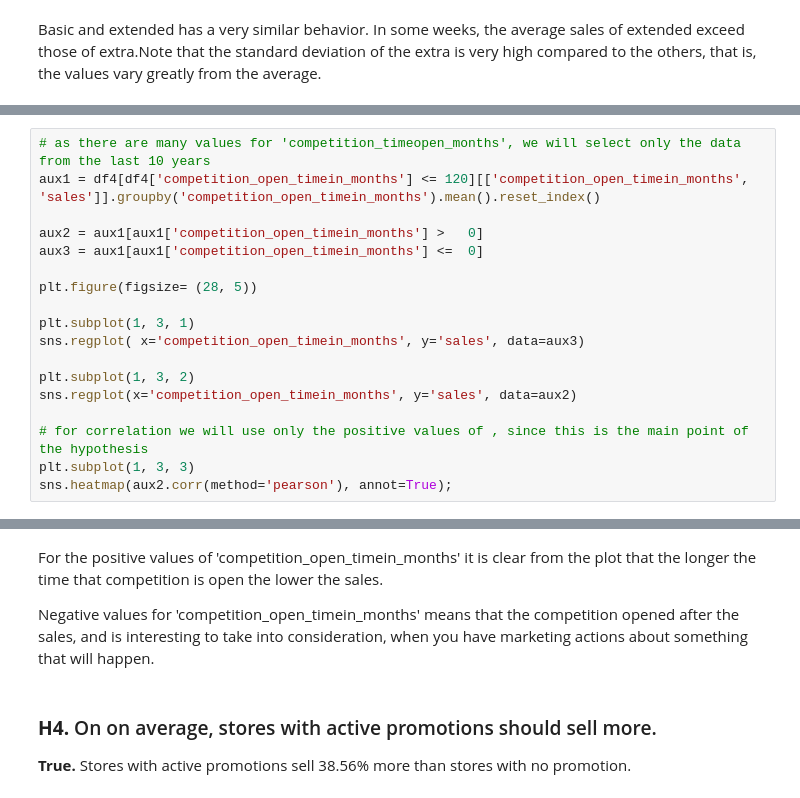
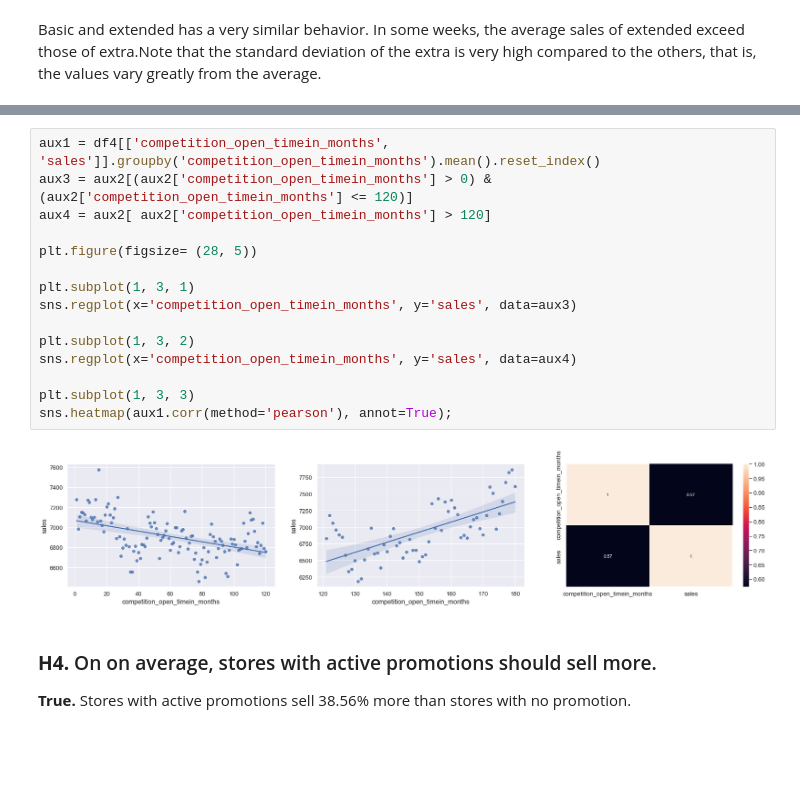
Before and after one commit to anaclaudialemos/drugstore_sales_prediction, a Jupyter notebook: drugstore_sales_prediction.ipynb, the cells around one changed output, grey strips where cells are left out. Drawn from its saved outputs; the diff is of its cells as text; blank space fills up the shorter version.

```diff
--- a/drugstore_sales_prediction.ipynb
+++ b/drugstore_sales_prediction.ipynb
@@ -607,18 +604,0 @@ For the validation of our hypothesis this correlation is insignificant, but for
-# %%
-# as there are many values for 'competition_timeopen_months', we will select only the data from the last 10 years
-aux1 = df4[df4['competition_open_timein_months'] <= 120][['competition_open_timein_months', 'sales']].groupby('competition_open_timein_months').mean().reset_index()
-
-aux2 = aux1[aux1['competition_open_timein_months'] >   0]
-aux3 = aux1[aux1['competition_open_timein_months'] <=  0]
-
-plt.figure(figsize= (28, 5))
-
-plt.subplot(1, 3, 1)
-sns.regplot( x='competition_open_timein_months', y='sales', data=aux3)
-
-plt.subplot(1, 3, 2)
-sns.regplot(x='competition_open_timein_months', y='sales', data=aux2)
-
-# for correlation we will use only the positive values of , since this is the main point of the hypothesis
-plt.subplot(1, 3, 3)
-sns.heatmap(aux2.corr(method='pearson'), annot=True);
@@ -627,7 +605,20 @@ sns.heatmap(aux2.corr(method='pearson'), annot=True);
-# %% [markdown]
-For the positive values of 'competition_open_timein_months' it is clear from the plot that the longer the time that competition is open the lower the sales.
-
-Negative values for 'competition_open_timein_months' means that the competition opened after the sales, and is interesting to take into consideration, when you have marketing actions about something that will happen.
+# %%
+aux1 = df4[['competition_open_timein_months', 'sales']].groupby('competition_open_timein_months').mean().reset_index()
+aux3 = aux2[(aux2['competition_open_timein_months'] > 0) & (aux2['competition_open_timein_months'] <= 120)]
+aux4 = aux2[ aux2['competition_open_timein_months'] > 120]
+
+plt.figure(figsize= (28, 5))
+
+plt.subplot(1, 3, 1)
+sns.regplot(x='competition_open_timein_months', y='sales', data=aux3)
+
+plt.subplot(1, 3, 2)
+sns.regplot(x='competition_open_timein_months', y='sales', data=aux4)
+
+plt.subplot(1, 3, 3)
+sns.heatmap(aux1.corr(method='pearson'), annot=True);
+# %% [output]
+[figure, added]
 # %% [markdown]
 ### **H4.**  On on average, stores with active promotions should sell more.
 **True.** Stores with active promotions sell 38.56% more than stores with no promotion.
```
Also changed, not shown: parts of 53 cells of this notebook.
